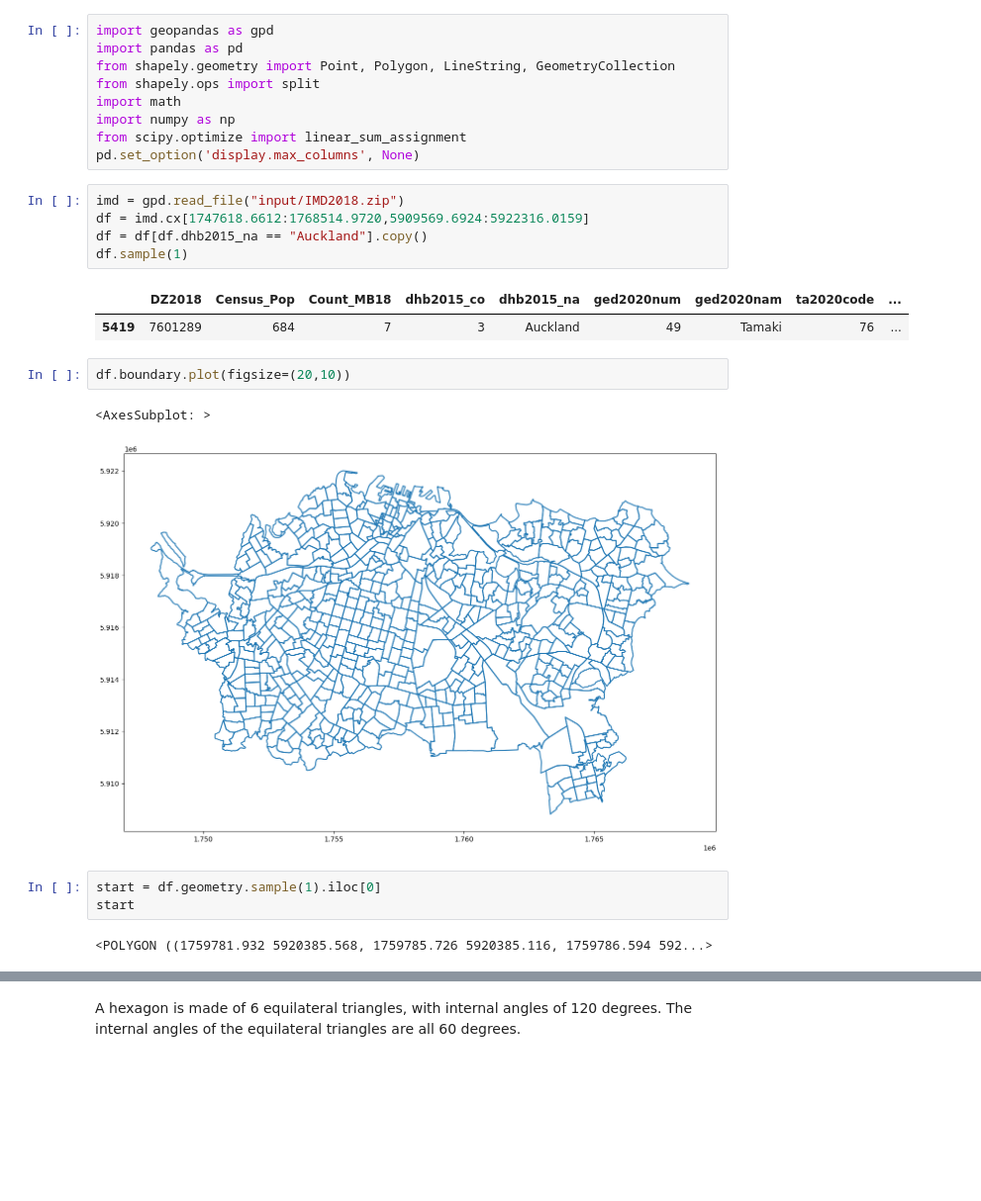
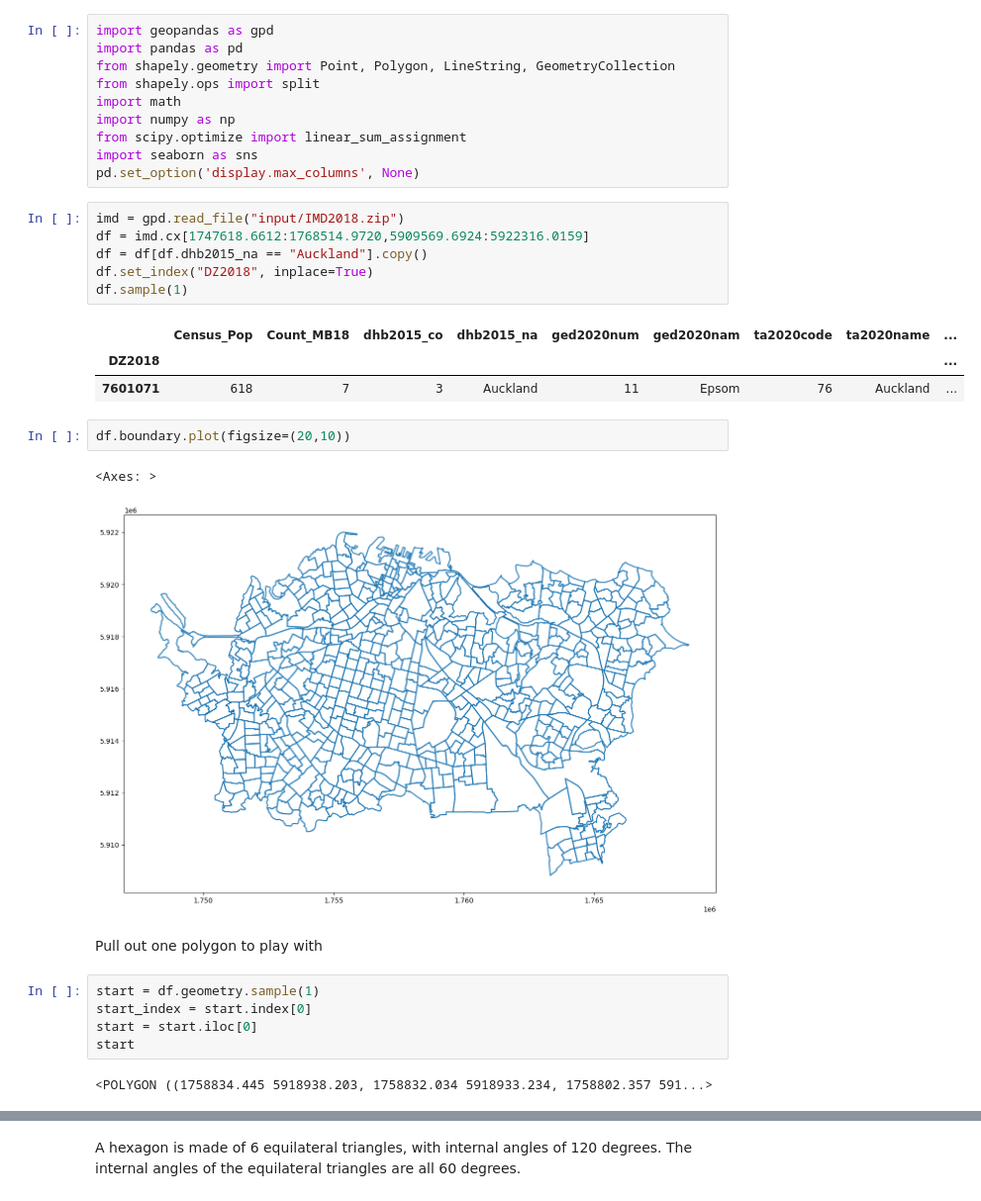
Before and after one commit to UoA-eResearch/IMD, a Jupyter notebook: hexagons.ipynb, the cells around one changed output, grey strips where cells are left out. Shown at 99% size. Cells and saved outputs as stored; diff of their text form; blank space fills up the shorter version.

```diff
--- a/hexagons.ipynb
+++ b/hexagons.ipynb
@@ -6,25 +6,32 @@ from shapely.ops import split
 import math
 import numpy as np
 from scipy.optimize import linear_sum_assignment
+import seaborn as sns
 pd.set_option('display.max_columns', None)
 # %%
 imd = gpd.read_file("input/IMD2018.zip")
 df = imd.cx[1747618.6612:1768514.9720,5909569.6924:5922316.0159]
 df = df[df.dhb2015_na == "Auckland"].copy()
+df.set_index("DZ2018", inplace=True)
 df.sample(1)
 # %% [output]
-|  | DZ2018 | Census_Pop | Count_MB18 | dhb2015_co | dhb2015_na | ged2020num | ged2020nam | ta2020code | ... |
-| 5419 | 7601289 | 684 | 7 | 3 | Auckland | 49 | Tamaki | 76 | ... |
+|  | Census_Pop | Count_MB18 | dhb2015_co | dhb2015_na | ged2020num | ged2020nam | ta2020code | ta2020name | ... |
+| DZ2018 |  |  |  |  |  |  |  |  | ... |
+| 7601071 | 618 | 7 | 3 | Auckland | 11 | Epsom | 76 | Auckland | ... |
 # %%
 df.boundary.plot(figsize=(20,10))
 # %% [output]
-<AxesSubplot: >
+<Axes: >
 [figure]
+# %% [markdown]
+Pull out one polygon to play with
 # %%
-start = df.geometry.sample(1).iloc[0]
+start = df.geometry.sample(1)
+start_index = start.index[0]
+start = start.iloc[0]
 start
 # %% [output]
-<POLYGON ((1759781.932 5920385.568, 1759785.726 5920385.116, 1759786.594 592...>
+<POLYGON ((1758834.445 5918938.203, 1758832.034 5918933.234, 1758802.357 591...>
 # %%
 radius = start.centroid.distance(start.boundary)
 radius
```
Also changed, not shown: parts of 16 cells of this notebook.
